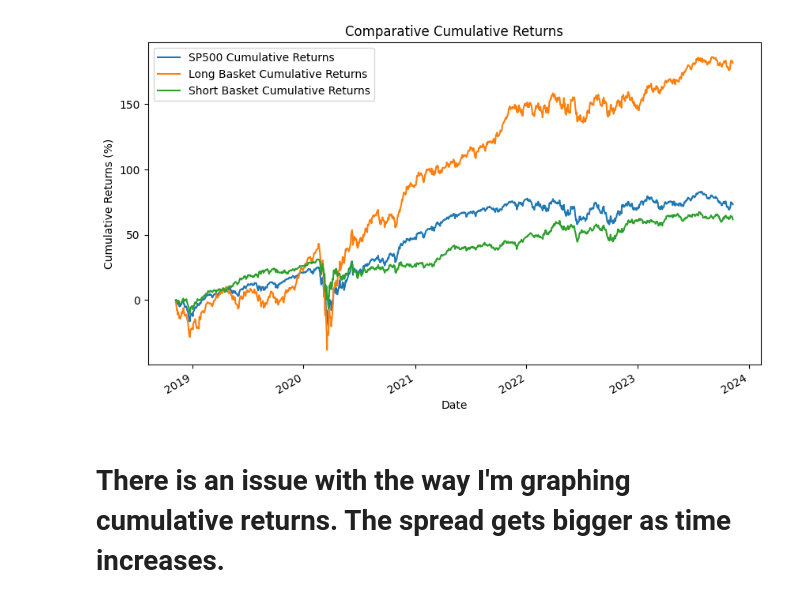
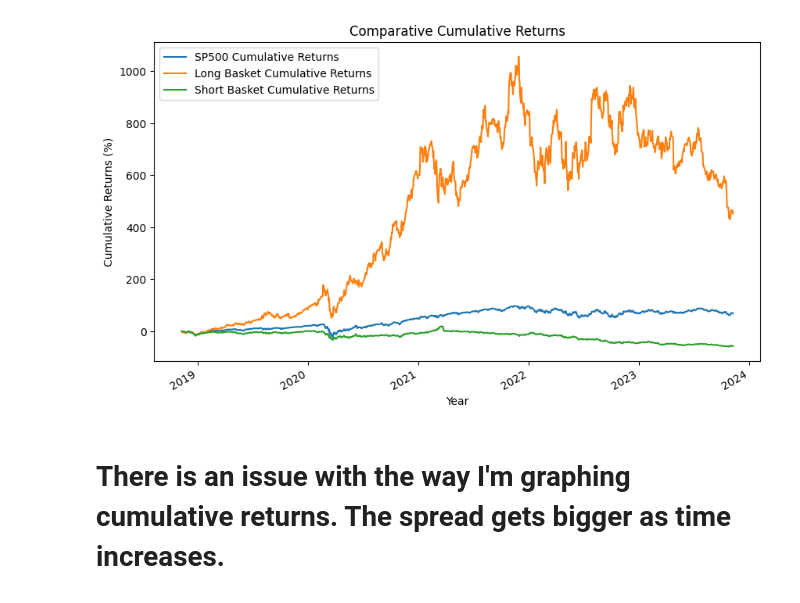
Before and after one commit to CCNY-Analytics-and-Quant/Quantative-Finance-Repo, a Jupyter notebook: Final-Project/workbooks/JB_draft/final_project.ipynb, the cells around one changed output. Drawn from its saved outputs; the diff is of its cells as text; code cells hidden in the pictures.

```diff
--- a/Final-Project/workbooks/JB_draft/final_project.ipynb
+++ b/Final-Project/workbooks/JB_draft/final_project.ipynb
@@ -134,39 +122,37 @@ dtype: float64
 # %%
 #Back-Test period of time_period year (20 Day Lag)
 
 long_list =long_basket.index
 short_list= short_basket.index
 
 long_basket_close =sp500[start_period:end_period][long_list]
 short_basket_close =sp500[start_period:end_period][short_list]
 
 
 # I should make this next part a function, for autonomy
-returns = sp500[start_period:end_period].pct_change()*100
-returns = returns.mean(axis=1)
-cumulative_returns = returns.cumsum()
+returns = sp500[start_period:end_period].pct_change()
+cumulative_returns = (((1 + returns).cumprod()-1)*100).mean(axis=1)
 
-long_returns = long_basket_close.pct_change()*100
-long_returns = long_returns.mean(axis=1)
-long_cumulative_returns = long_returns.cumsum()
 
-short_returns = short_basket_close.pct_change()*100
-short_returns = short_returns.mean(axis=1)
-short_cumulative_returns = short_returns.cumsum()
+long_returns = long_basket_close.pct_change()
+long_cumulative_returns = (((1+long_returns).cumprod()-1)*100).mean(axis=1)
+
+short_returns = short_basket_close.pct_change()
+short_cumulative_returns = (((1+short_returns).cumprod()-1)*100).mean(axis=1)
 
 
 
 plt.figure(figsize=(10,6))
 cumulative_returns.plot(label='SP500 Cumulative Returns')
 long_cumulative_returns.plot(label='Long Basket Cumulative Returns')
 short_cumulative_returns.plot(label='Short Basket Cumulative Returns')
 
 plt.legend()
 plt.title('Comparative Cumulative Returns')
-plt.xlabel('Date')
+plt.xlabel('Year')
 plt.ylabel('Cumulative Returns (%)')
 plt.show()
 # %% [output]
-[figure, old version]
+[figure, new version]
 # %% [markdown]
 # There is an issue with the way I'm graphing cumulative returns. The spread gets bigger as time increases.
```
Also changed, not shown: parts of 7 cells of this notebook, 2 other files.
